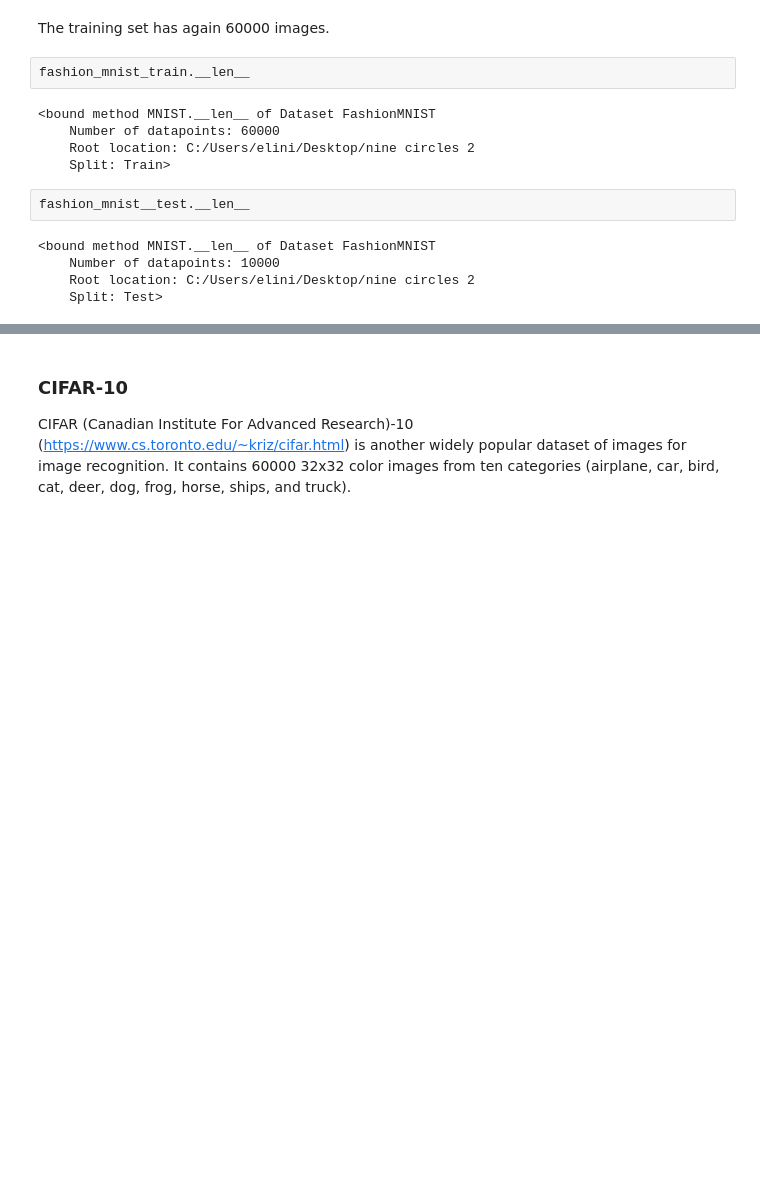
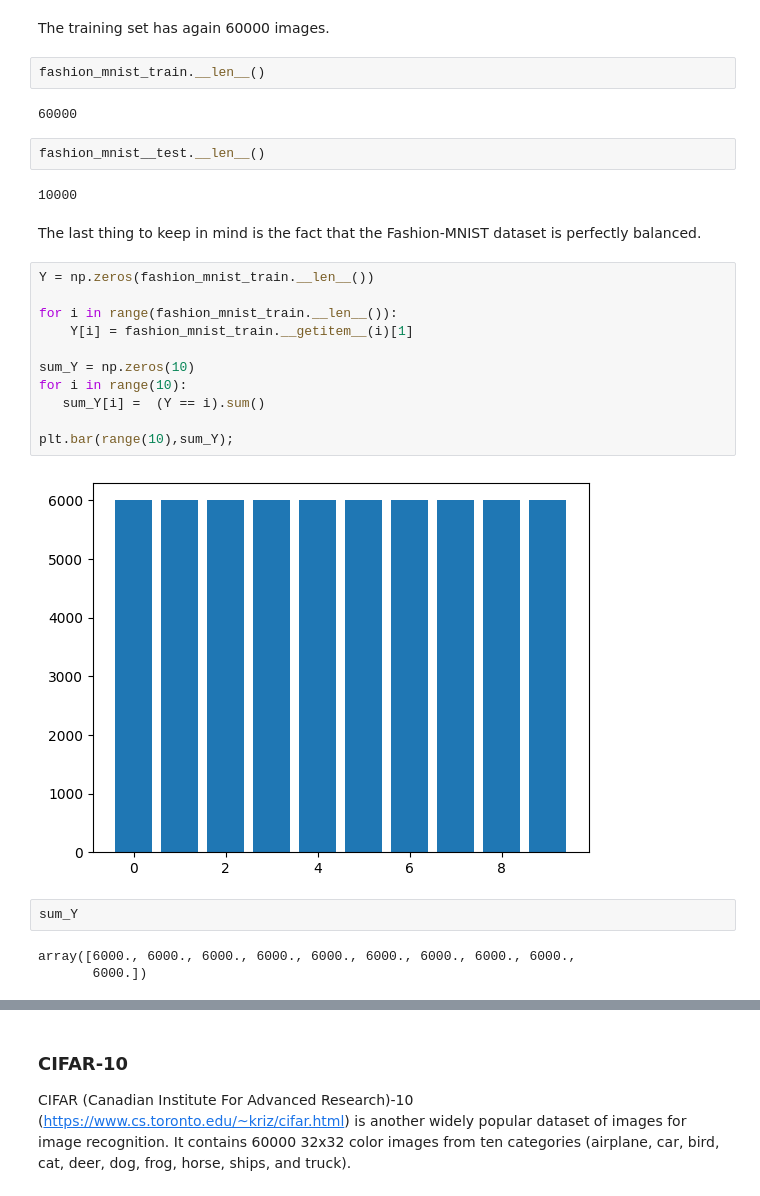
Before and after one commit to fejlek/Nine-Circles-ML1, a Jupyter notebook: 4 Fourth Circle - Neural Networks/Fourth_circle_neural_2a.ipynb, the cells around one changed output, grey strips where cells are left out. Drawn from its saved outputs; the diff is of its cells as text; blank space fills up the shorter version.

```diff
--- a/4 Fourth Circle - Neural Networks/Fourth_circle_neural_2a.ipynb
+++ b/4 Fourth Circle - Neural Networks/Fourth_circle_neural_2a.ipynb
@@ -159,16 +200,30 @@ fashion_mnist_train.__getitem__(0)[0].size
 # %% [markdown]
 The training set has again 60000 images.
 # %%
-fashion_mnist_train.__len__
+fashion_mnist_train.__len__()
 # %% [output]
-<bound method MNIST.__len__ of Dataset FashionMNIST
-    Number of datapoints: 60000
-    Root location: C:/Users/elini/Desktop/nine circles 2
-    Split: Train>
+60000
 # %%
-fashion_mnist__test.__len__
+fashion_mnist__test.__len__()
 # %% [output]
-<bound method MNIST.__len__ of Dataset FashionMNIST
-    Number of datapoints: 10000
-    Root location: C:/Users/elini/Desktop/nine circles 2
-    Split: Test>
+10000
+# %% [markdown]
+The last thing to keep in mind is the fact that the Fashion-MNIST dataset is perfectly balanced.
+# %%
+Y = np.zeros(fashion_mnist_train.__len__())
+
+for i in range(fashion_mnist_train.__len__()):
+    Y[i] = fashion_mnist_train.__getitem__(i)[1]
+
+sum_Y = np.zeros(10)
+for i in range(10):
+   sum_Y[i] =  (Y == i).sum()
+
+plt.bar(range(10),sum_Y);
+# %% [output]
+[figure, added]
+# %%
+sum_Y
+# %% [output]
+array([6000., 6000., 6000., 6000., 6000., 6000., 6000., 6000., 6000.,
+       6000.])
```
Also changed, not shown: parts of 57 cells of this notebook.
